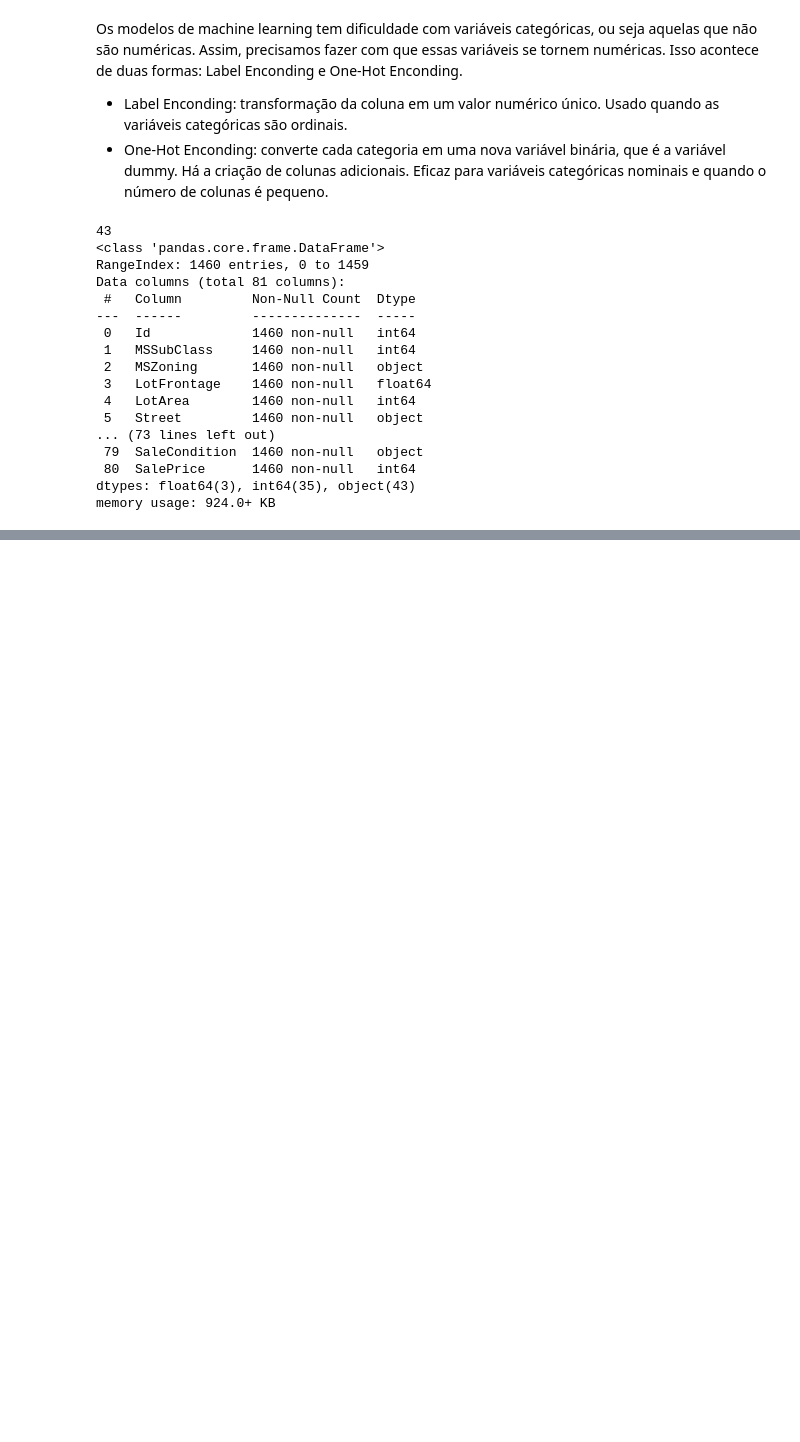
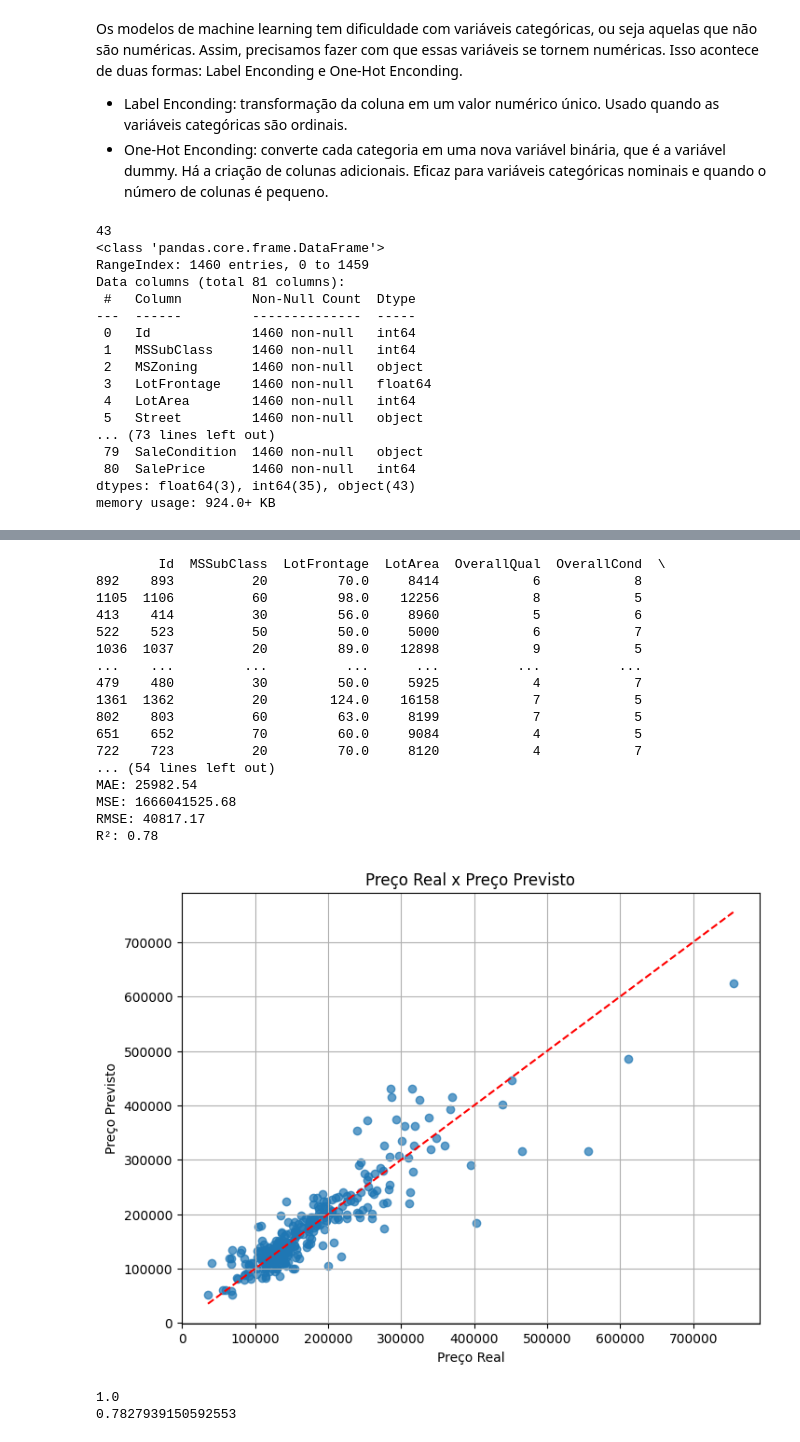
Before and after one commit to naathycc/Projeto-trainee-dados-Cati-Jr, a Jupyter notebook: notebook/house_prices.ipynb, the cells around one changed output, grey strips where cells are left out. Cells and saved outputs as stored; diff of their text form; code cells hidden in the pictures; blank space fills up the shorter version.

```diff
--- a/notebook/house_prices.ipynb
+++ b/notebook/house_prices.ipynb
@@ -470,0 +834,59 @@ print(len(categoricas))
+# %%
+# Decision Tree Regressor:
+# Escolhi esse modelo pois percebi que algumas relações
+# entre e o preço e as variáveis não são lineares, sendo
+# assim a regressão linear não é tão útil. No decision
+# tree regressor, o modelo é construído por meio de perguntas.
+
+from sklearn.tree import DecisionTreeRegressor
+
+# escolhendo as variáveis:
+X = treino.drop(columns=["SalePrice"])
+y = treino["SalePrice"]
+
+# Separando treino e teste
+X_train, X_test, y_train, y_test = separacao_dados(X, y)
+
+# Criando o modelo
+arvore = DecisionTreeRegressor(random_state=42)
+
+# Treinando
+arvore = treinamento(arvore, X_train, y_train)
+
+# Fazendo previsões
+y_pred_arvore = previsoes(arvore, X_test)
+
+# Comparando resultados
+resultado = comparando_resultados(X_test, y_test, y_pred_arvore)
+print(resultado)
+
+# Métricas
+mae, mse, rmse, r2 = calculando_metricas(y_test, y_pred_arvore)
+
+grafico_previsoes(y_test, y_pred_arvore)
+# %% [output]
+        Id  MSSubClass  LotFrontage  LotArea  OverallQual  OverallCond  \
+892    893          20         70.0     8414            6            8
+1105  1106          60         98.0    12256            8            5
+413    414          30         56.0     8960            5            6
+522    523          50         50.0     5000            6            7
+1036  1037          20         89.0    12898            9            5
+...    ...         ...          ...      ...          ...          ...
+479    480          30         50.0     5925            4            7
+1361  1362          20        124.0    16158            7            5
+802    803          60         63.0     8199            7            5
+651    652          70         60.0     9084            4            5
+722    723          20         70.0     8120            4            7
+... (54 lines left out)
+MAE: 25982.54
+MSE: 1666041525.68
+RMSE: 40817.17
+R²: 0.78
+[figure, added]
+# %%
+# Verificando se houve overfitting no modelo
+print(arvore.score(X_train, y_train))
+print(arvore.score(X_test, y_test))
+# %% [output]
+1.0
+0.7827939150592553
```
Also changed, not shown: parts of 46 cells of this notebook.
